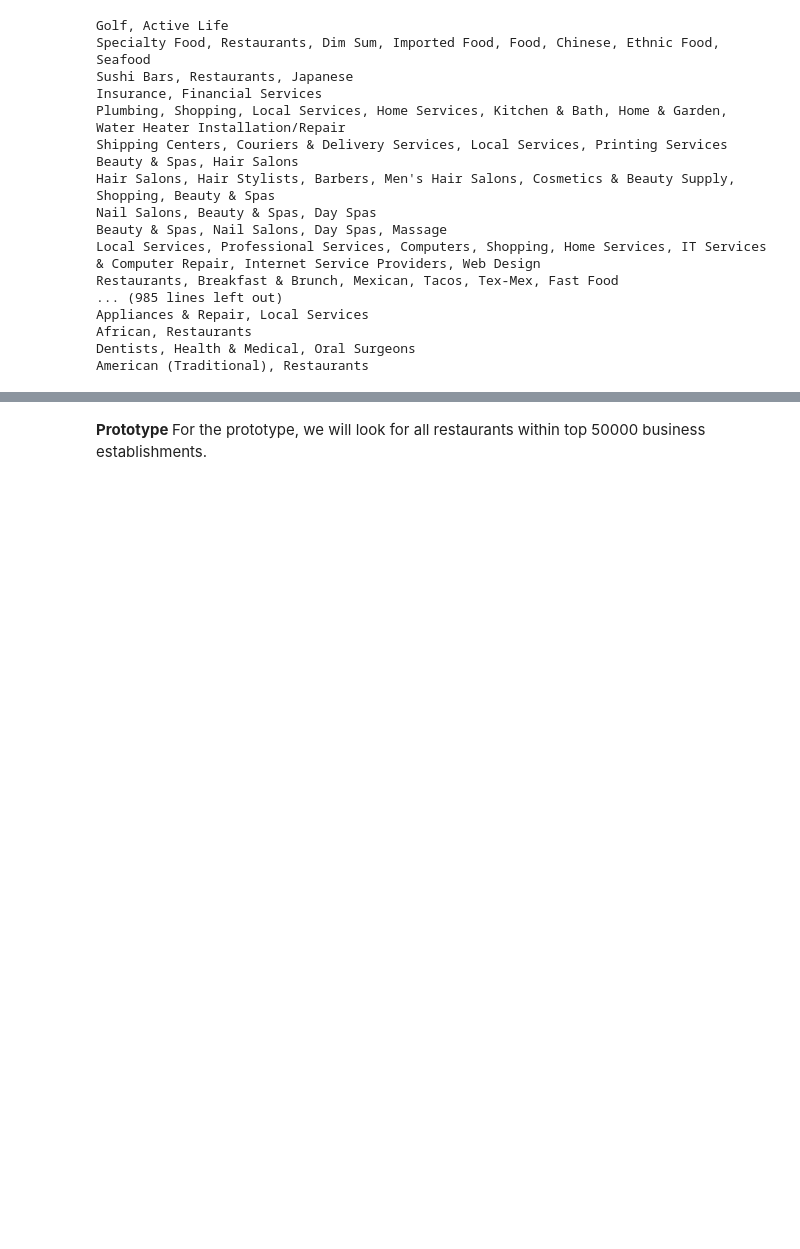
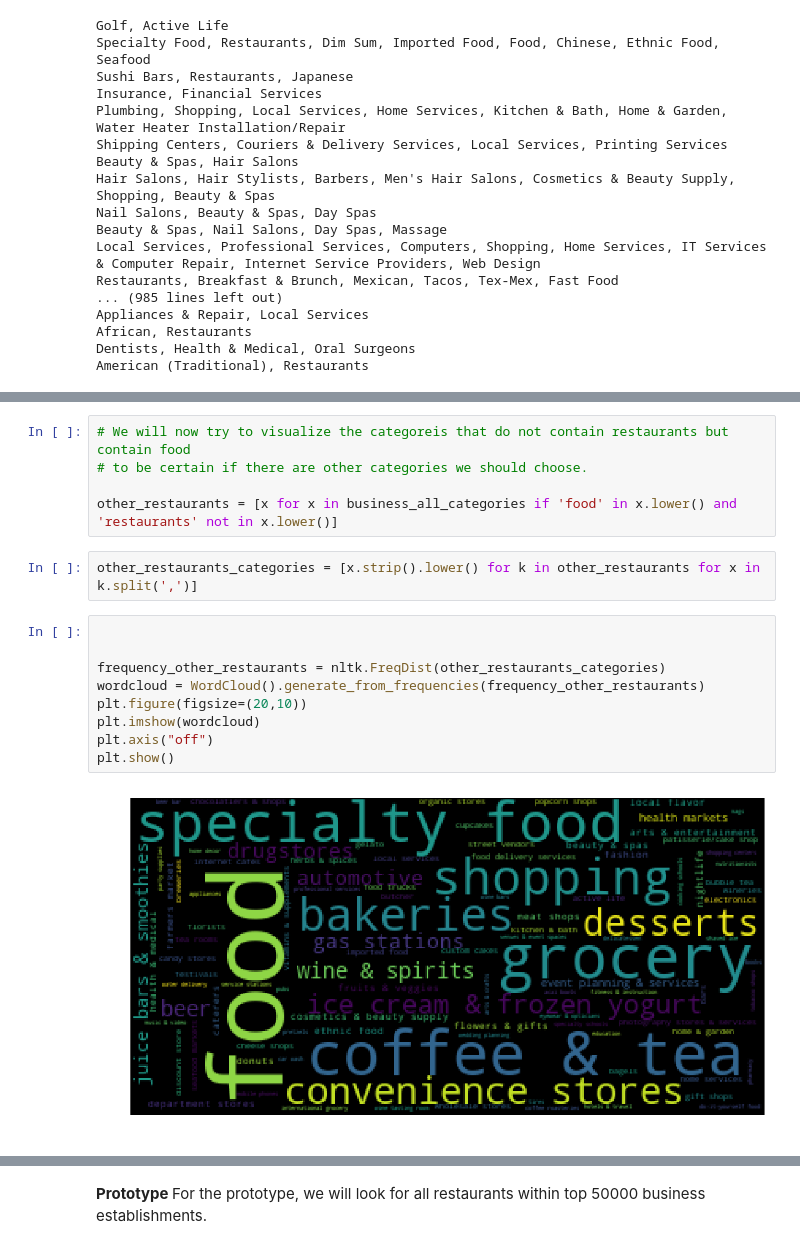
Before and after one commit to bibekm/Yelp_Restaurant_Reviews, a Jupyter notebook: Yelp Restaurant Reviews Classification & Topic Recognition V3.ipynb, the cells around one changed output, grey strips where cells are left out. Cells and saved outputs as stored; diff of their text form; blank space fills up the shorter version.

```diff
--- a/Yelp Restaurant Reviews Classification & Topic Recognition V3.ipynb
+++ b/Yelp Restaurant Reviews Classification & Topic Recognition V3.ipynb
@@ -88 +142,19 @@ American (Traditional), Restaurants
+# %%
+# We will now try to visualize the categoreis that do not contain restaurants but contain food
+# to be certain if there are other categories we should choose.
+
+other_restaurants = [x for x in business_all_categories if 'food' in x.lower() and 'restaurants' not in x.lower()]
+# %%
+other_restaurants_categories = [x.strip().lower() for k in other_restaurants for x in k.split(',')]
+# %%
+
+
+frequency_other_restaurants = nltk.FreqDist(other_restaurants_categories)
+wordcloud = WordCloud().generate_from_frequencies(frequency_other_restaurants)
+plt.figure(figsize=(20,10))
+plt.imshow(wordcloud)
+plt.axis("off")
+plt.show()
+# %% [output]
+[figure, added]
 # %% [markdown]
```
Also changed, not shown: parts of 186 cells of this notebook, 3 other files.
